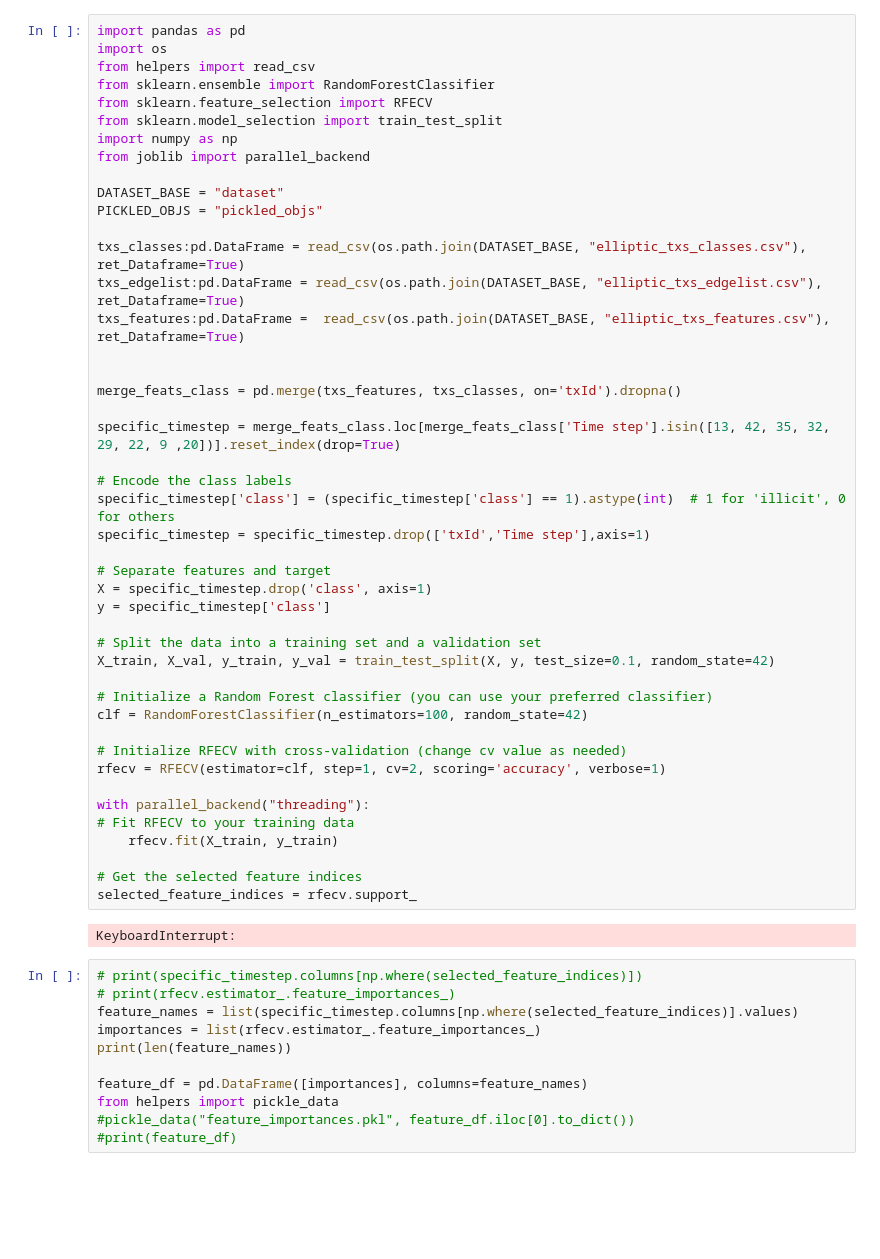
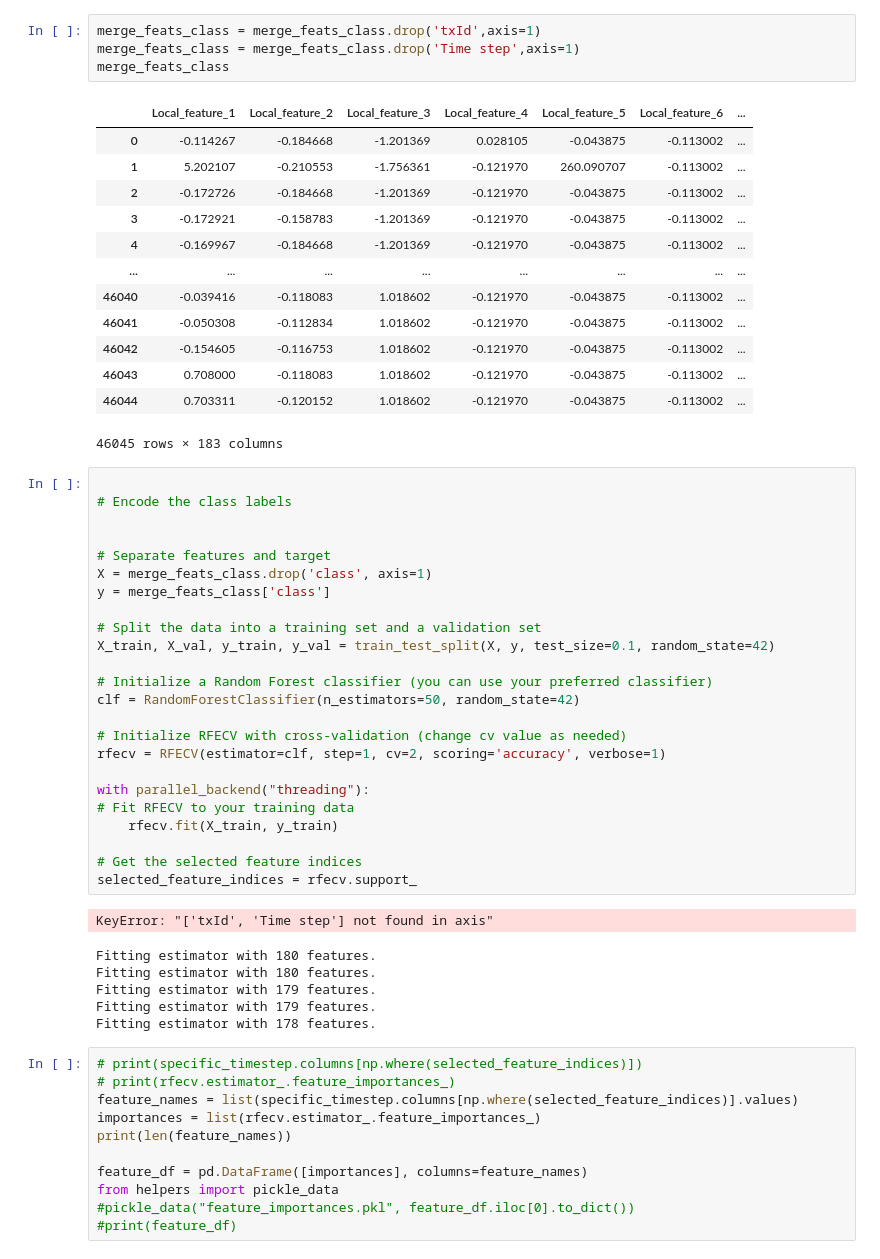
Before and after one commit to DimPap99/2AMM20_2023, a Jupyter notebook: feature_importance.ipynb, the cells around one changed output. Saved outputs shown, nothing was run; the diff lists cells and outputs as text; blank space fills up the shorter version.

```diff
--- a/feature_importance.ipynb
+++ b/feature_importance.ipynb
@@ -1,38 +43,35 @@
+# %%
+merge_feats_class = merge_feats_class.drop('txId',axis=1)
+merge_feats_class = merge_feats_class.drop('Time step',axis=1)
+merge_feats_class
+# %% [output]
+|  | Local_feature_1 | Local_feature_2 | Local_feature_3 | Local_feature_4 | Local_feature_5 | Local_feature_6 | ... |
+| 0 | -0.114267 | -0.184668 | -1.201369 | 0.028105 | -0.043875 | -0.113002 | ... |
+| 1 | 5.202107 | -0.210553 | -1.756361 | -0.121970 | 260.090707 | -0.113002 | ... |
+| 2 | -0.172726 | -0.184668 | -1.201369 | -0.121970 | -0.043875 | -0.113002 | ... |
+| 3 | -0.172921 | -0.158783 | -1.201369 | -0.121970 | -0.043875 | -0.113002 | ... |
+| 4 | -0.169967 | -0.184668 | -1.201369 | -0.121970 | -0.043875 | -0.113002 | ... |
+| ... | ... | ... | ... | ... | ... | ... | ... |
+| 46040 | -0.039416 | -0.118083 | 1.018602 | -0.121970 | -0.043875 | -0.113002 | ... |
+| 46041 | -0.050308 | -0.112834 | 1.018602 | -0.121970 | -0.043875 | -0.113002 | ... |
+| 46042 | -0.154605 | -0.116753 | 1.018602 | -0.121970 | -0.043875 | -0.113002 | ... |
+| 46043 | 0.708000 | -0.118083 | 1.018602 | -0.121970 | -0.043875 | -0.113002 | ... |
+| 46044 | 0.703311 | -0.120152 | 1.018602 | -0.121970 | -0.043875 | -0.113002 | ... |
+46045 rows × 183 columns
 # %%
-import pandas as pd
-import os
-from helpers import read_csv
-from sklearn.ensemble import RandomForestClassifier
-from sklearn.feature_selection import RFECV
-from sklearn.model_selection import train_test_split
-import numpy as np
-from joblib import parallel_backend
 
-DATASET_BASE = "dataset"
-PICKLED_OBJS = "pickled_objs"
-
-txs_classes:pd.DataFrame = read_csv(os.path.join(DATASET_BASE, "elliptic_txs_classes.csv"), ret_Dataframe=True)
-txs_edgelist:pd.DataFrame = read_csv(os.path.join(DATASET_BASE, "elliptic_txs_edgelist.csv"), ret_Dataframe=True)
-txs_features:pd.DataFrame =  read_csv(os.path.join(DATASET_BASE, "elliptic_txs_features.csv"), ret_Dataframe=True)
+# Encode the class labels
 
 
-merge_feats_class = pd.merge(txs_features, txs_classes, on='txId').dropna()
-
-specific_timestep = merge_feats_class.loc[merge_feats_class['Time step'].isin([13, 42, 35, 32, 29, 22, 9 ,20])].reset_index(drop=True)
-
-# Encode the class labels
-specific_timestep['class'] = (specific_timestep['class'] == 1).astype(int)  # 1 for 'illicit', 0 for others
-specific_timestep = specific_timestep.drop(['txId','Time step'],axis=1)
-
 # Separate features and target
-X = specific_timestep.drop('class', axis=1)
-y = specific_timestep['class']
+X = merge_feats_class.drop('class', axis=1)
+y = merge_feats_class['class']
 
 # Split the data into a training set and a validation set
 X_train, X_val, y_train, y_val = train_test_split(X, y, test_size=0.1, random_state=42)
 
 # Initialize a Random Forest classifier (you can use your preferred classifier)
-clf = RandomForestClassifier(n_estimators=100, random_state=42)
+clf = RandomForestClassifier(n_estimators=50, random_state=42)
 
 # Initialize RFECV with cross-validation (change cv value as needed)
 rfecv = RFECV(estimator=clf, step=1, cv=2, scoring='accuracy', verbose=1)
@@ -44,7 +83,12 @@ with parallel_backend("threading"):
 # Get the selected feature indices
 selected_feature_indices = rfecv.support_
 # %% [output]
-KeyboardInterrupt:
+KeyError: "['txId', 'Time step'] not found in axis"
+Fitting estimator with 180 features.
+Fitting estimator with 180 features.
+Fitting estimator with 179 features.
+Fitting estimator with 179 features.
+Fitting estimator with 178 features.
 # %%
 # print(specific_timestep.columns[np.where(selected_feature_indices)])
 # print(rfecv.estimator_.feature_importances_)
```
Also changed, not shown: parts of 1 cell of this notebook, 8 other files.
